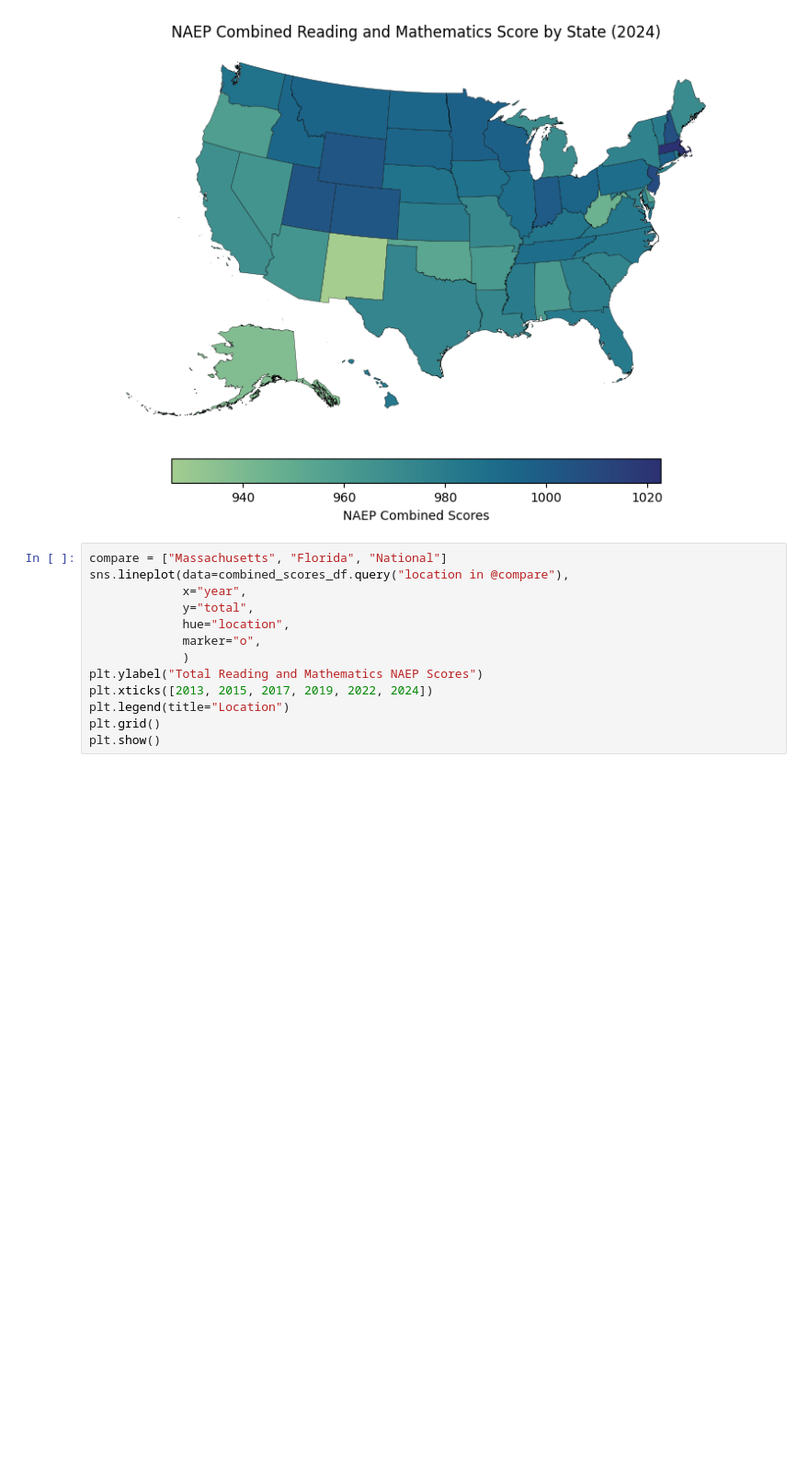
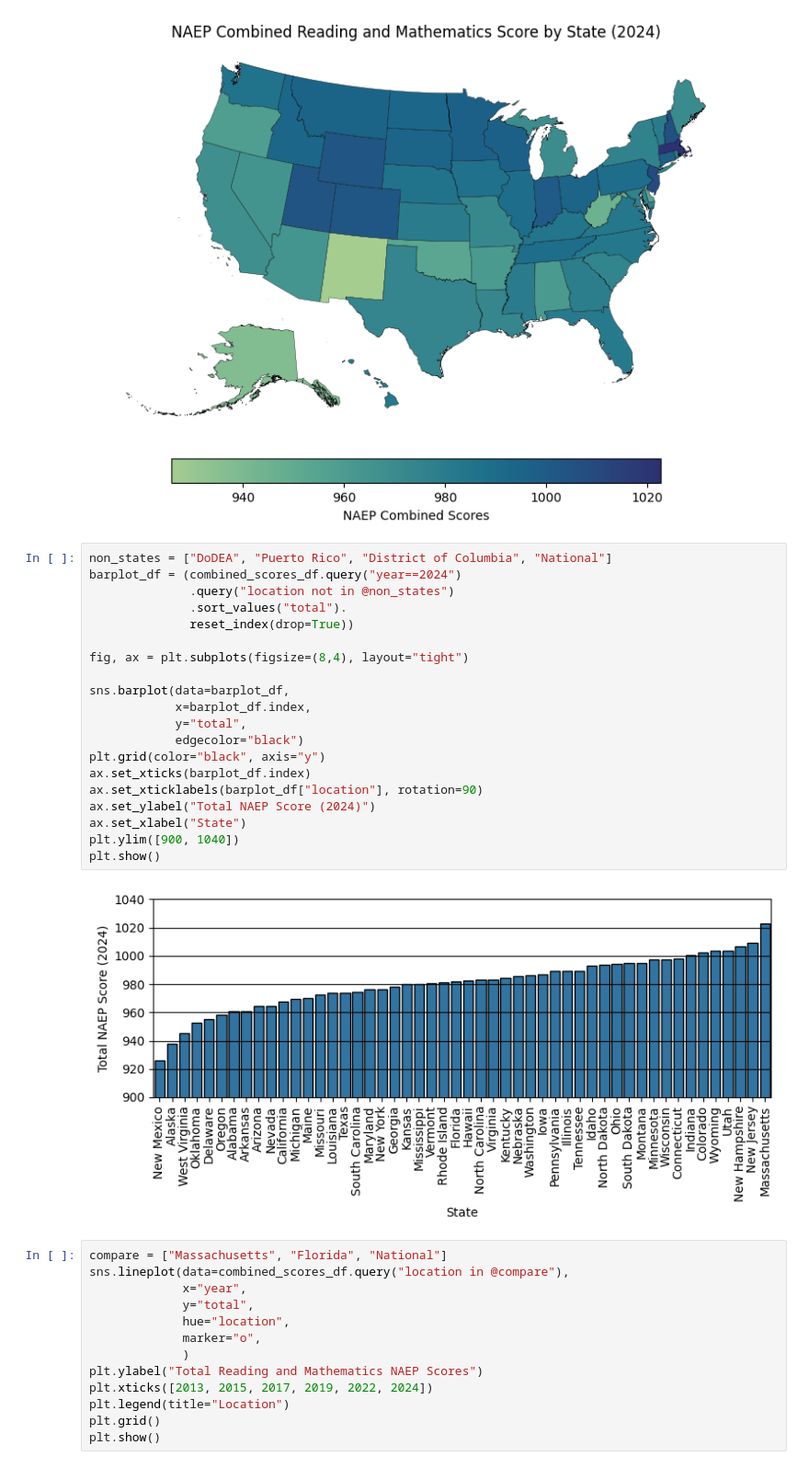
Before and after one commit to robcli/education, a Jupyter notebook: final.ipynb, the cells around one changed output. Shown at 92% size. Saved outputs shown, nothing was run; the diff lists cells and outputs as text; blank space fills up the shorter version.

Commit message:
new plots

```diff
--- a/final.ipynb
+++ b/final.ipynb
@@ -118,6 +118,28 @@ plt.title("NAEP Combined Reading and Mathematics Score by State (2024)")
 plt.show()
 # %% [output]
 [figure]
+# %%
+non_states = ["DoDEA", "Puerto Rico", "District of Columbia", "National"]
+barplot_df = (combined_scores_df.query("year==2024")
+              .query("location not in @non_states")
+              .sort_values("total").
+              reset_index(drop=True))
+
+fig, ax = plt.subplots(figsize=(8,4), layout="tight")
+
+sns.barplot(data=barplot_df,
+            x=barplot_df.index,
+            y="total",
+            edgecolor="black")
+plt.grid(color="black", axis="y")
+ax.set_xticks(barplot_df.index)
+ax.set_xticklabels(barplot_df["location"], rotation=90)
+ax.set_ylabel("Total NAEP Score (2024)")
+ax.set_xlabel("State")
+plt.ylim([900, 1040])
+plt.show()
+# %% [output]
+[figure, added]
 # %%
 compare = ["Massachusetts", "Florida", "National"]
 sns.lineplot(data=combined_scores_df.query("location in @compare"),
```
Also changed, not shown: parts of 4 cells of this notebook, 8 other files.
